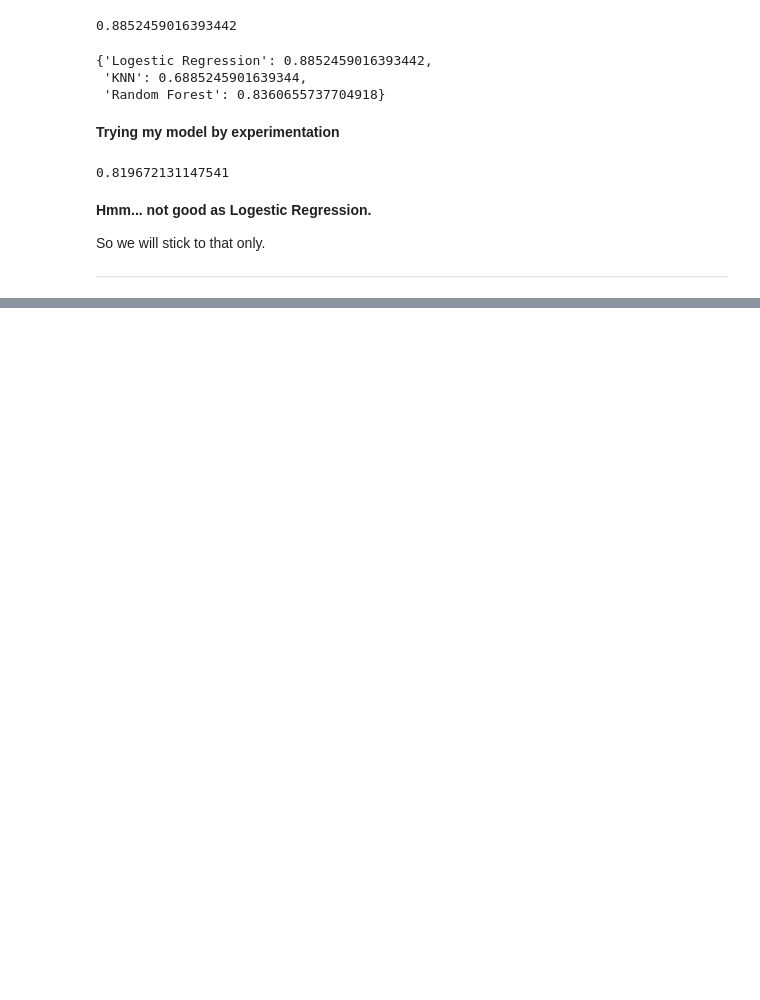
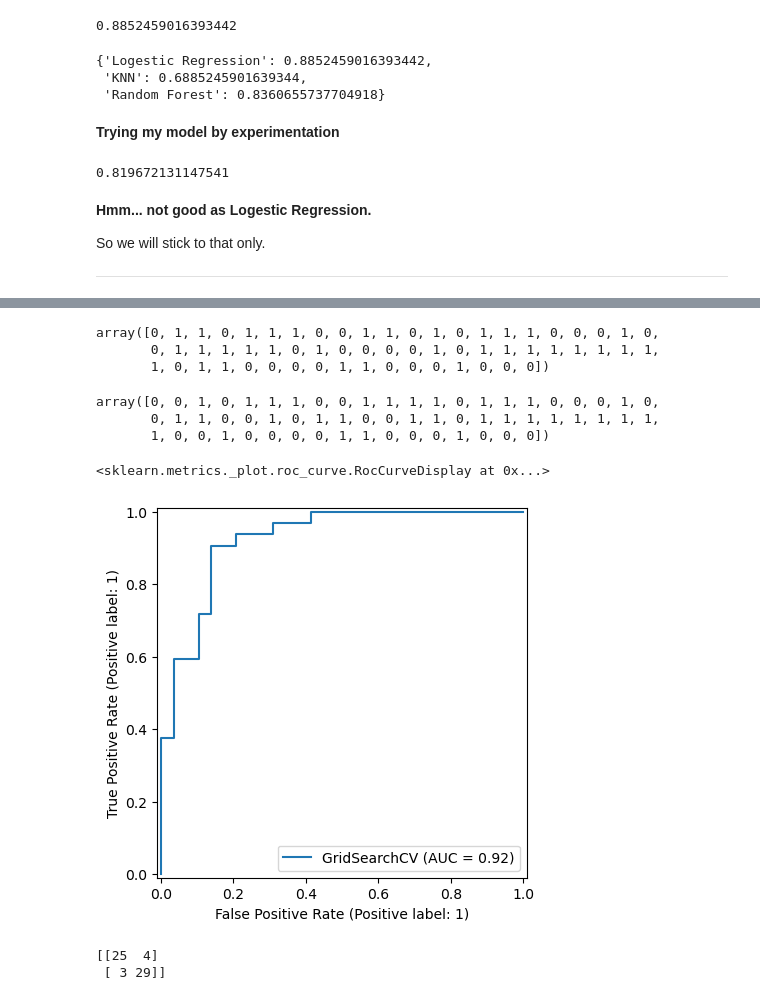
Before and after one commit to Eakempreet/Learning-ML-Projects, a Jupyter notebook: Heart-Disease-Project-1/end-to-end-heart-disease-classification.ipynb, the cells around one changed output, grey strips where cells are left out. Saved outputs shown, nothing was run; the diff lists cells and outputs as text; code cells hidden in the pictures; blank space fills up the shorter version.

```diff
--- a/Heart-Disease-Project-1/end-to-end-heart-disease-classification.ipynb
+++ b/Heart-Disease-Project-1/end-to-end-heart-disease-classification.ipynb
@@ -867,7 +877,7 @@ np.float64(0.3692158574101428)
 np.random.seed(42)
 
 # Different Hyperparameter for our LogesticRegression Model
-log_reg_grid = {"C": np.logspace(-0.63, 0.37, 30),
+log_reg_grid = {"C": np.logspace(-1.13, -0.13, 30),
                 "solver": ["liblinear"],
                 "max_iter": [1000, 1100, 1500, 3000]}
 
@@ -936,0 +967,25 @@ So we will stick to that only.
+# %%
+y_preds
+# %% [output]
+array([0, 1, 1, 0, 1, 1, 1, 0, 0, 1, 1, 0, 1, 0, 1, 1, 1, 0, 0, 0, 1, 0,
+       0, 1, 1, 1, 1, 1, 0, 1, 0, 0, 0, 0, 1, 0, 1, 1, 1, 1, 1, 1, 1, 1,
+       1, 0, 1, 1, 0, 0, 0, 0, 1, 1, 0, 0, 0, 1, 0, 0, 0])
+# %%
+np.array(y_test)
+# %% [output]
+array([0, 0, 1, 0, 1, 1, 1, 0, 0, 1, 1, 1, 1, 0, 1, 1, 1, 0, 0, 0, 1, 0,
+       0, 1, 1, 0, 0, 1, 0, 1, 1, 0, 0, 1, 1, 0, 1, 1, 1, 1, 1, 1, 1, 1,
+       1, 0, 0, 1, 0, 0, 0, 0, 1, 1, 0, 0, 0, 1, 0, 0, 0])
+# %%
+# Plot ROC curve and Calculate AUC metric
+
+RocCurveDisplay.from_estimator(gs_log_reg, X_test, y_test)
+# %% [output]
+<sklearn.metrics._plot.roc_curve.RocCurveDisplay at 0x...>
+[figure, added]
+# %%
+# Confusion Matrix
+print(confusion_matrix(y_test, y_preds))
+# %% [output]
+[[25  4]
+ [ 3 29]]
```
Also changed, not shown: parts of 37 cells of this notebook.
